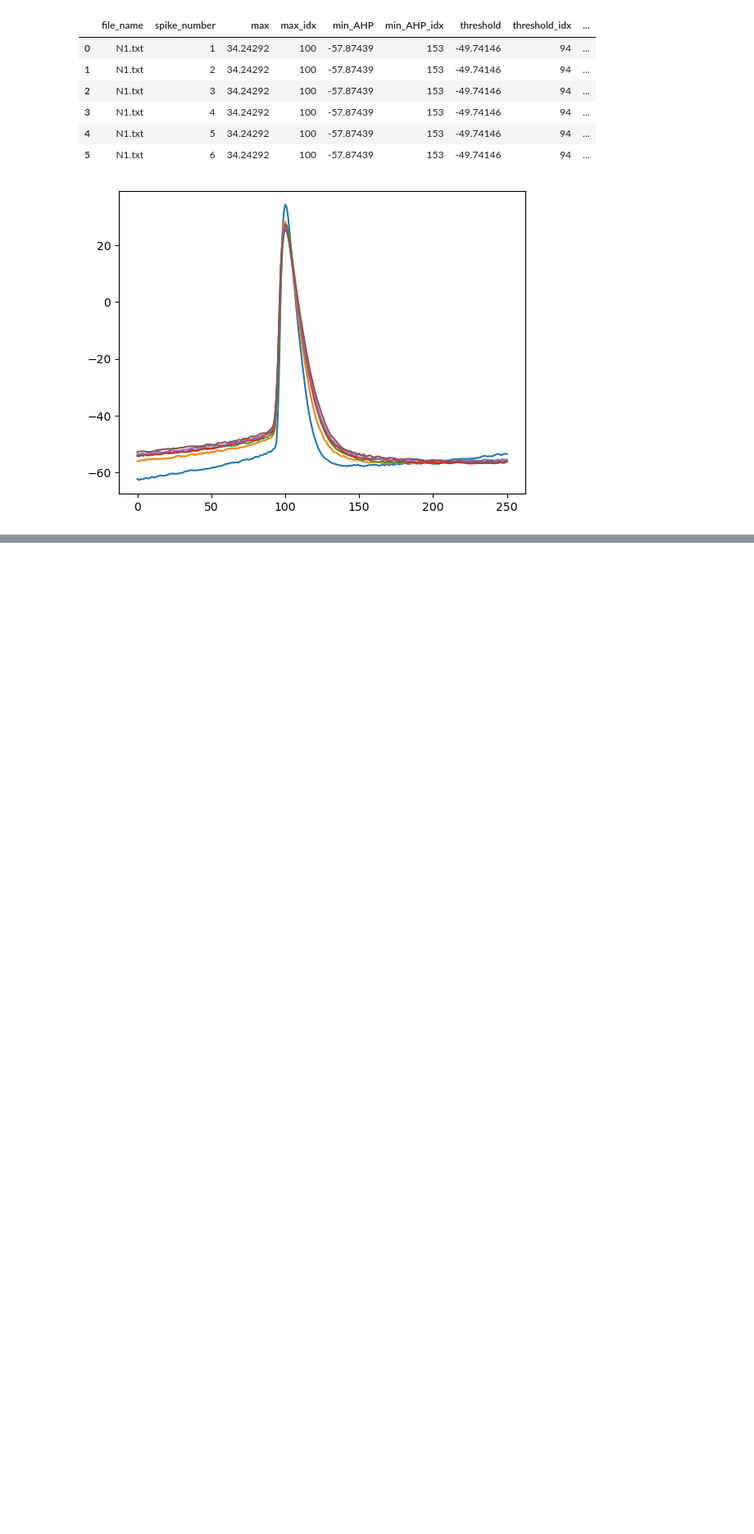
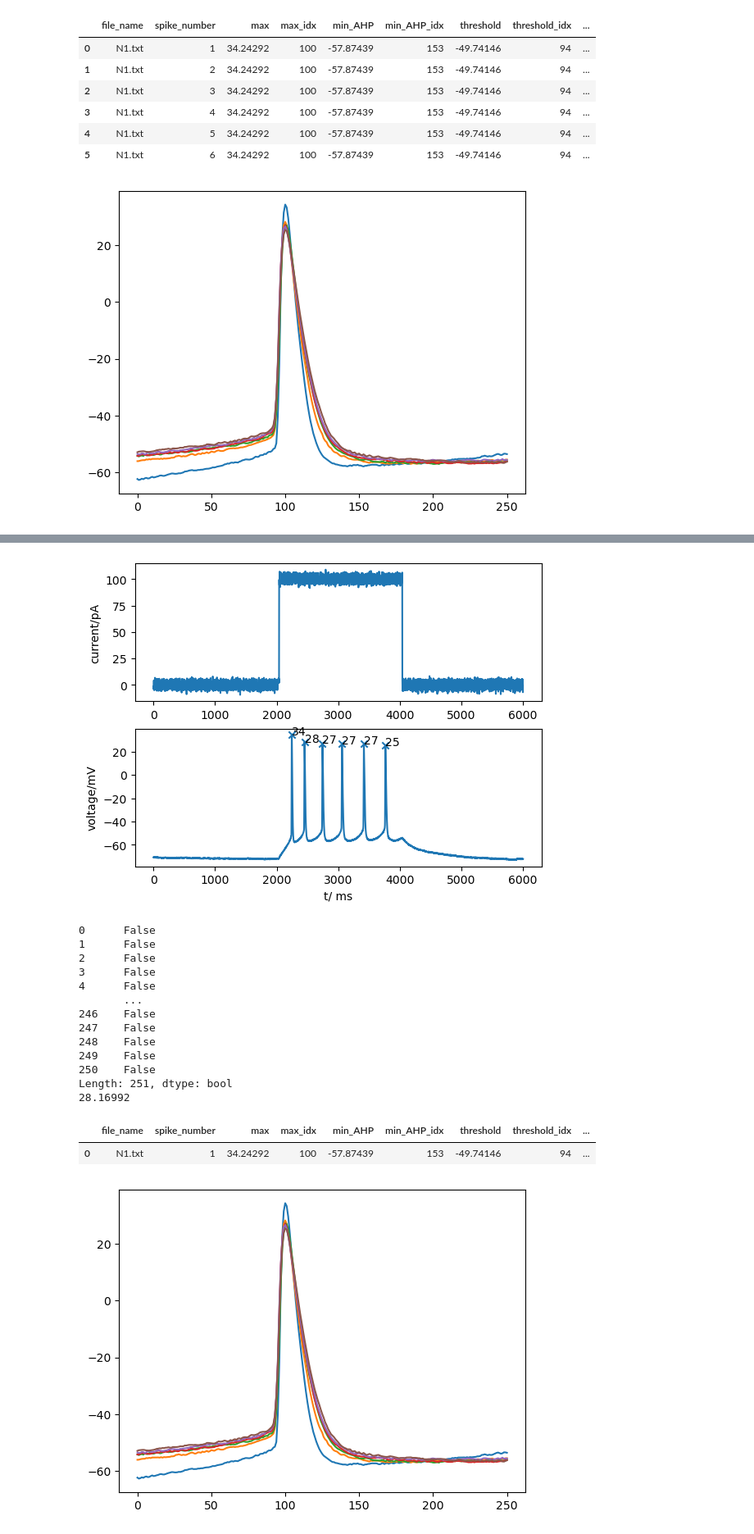
Before and after one commit to AlanYWu/Pioneer_spike-train-analysis, a Jupyter notebook: data processing_class.ipynb, the cells around one changed output, grey strips where cells are left out. Shown at 82% size. Drawn from its saved outputs; the diff is of its cells as text; code cells hidden in the pictures; blank space fills up the shorter version.

Commit message:
The spike data is processed

```diff
--- a/data processing_class.ipynb
+++ b/data processing_class.ipynb
@@ -71,9 +71,10 @@ class Data_Class:
             if self.spike_number == 0:
                 self.spike_train_extraction()
             for i in range (self.spike_number):
+                S = "S"+str(i+1)
                 spike = self.extract_single_spike_data(i)
-                S1 = Spike_Processing(spike,self.file_path,i+1)
-                feature_extracted = S1.spike_processing_main()
+                S = Spike_Processing(spike,self.file_path,i+1)
+                feature_extracted = S.spike_processing_main()
                 self.spike_features = self.spike_features.append(feature_extracted,ignore_index=True)
             return self.spike_features
         find_features_in_single_spike()
@@ -204,6 +205,8 @@ class Spike_Processing:
     features = pd.DataFrame()
 
     def __init__(self,spike_data,file_name="N1.txt",spike_number=1):
+
+
         self.spike_data = spike_data
         self.features["file_name"]=[file_name]
         self.features["spike_number"]=spike_number
@@ -329,0 +325,12 @@ spike number 6
+# %%
+N1 = Data_Class("N1.txt")
+N1.main()
+# spike1 = N1.extract_single_spike_data(0)
+spike2 = N1.extract_single_spike_data(1)
+print(spike1==spike2)
+print(spike2.max())
+# spike = np.array([x for x in range(100)])
+# spike = pd.Series(spike)
+S1 = Spike_Processing(spike2)
+S1.spike_processing_main()
+# %% [output]
@@ -329,0 +339,17 @@ spike number 6
+[figure, added]
+0      False
+1      False
+2      False
+3      False
+4      False
+       ...
+246    False
+247    False
+248    False
+249    False
+250    False
+Length: 251, dtype: bool
+28.16992
+|  | file_name | spike_number | max | max_idx | min_AHP | min_AHP_idx | threshold | threshold_idx | ... |
+| 0 | N1.txt | 1 | 34.24292 | 100 | -57.87439 | 153 | -49.74146 | 94 | ... |
+[figure, added]
```
Also changed, not shown: parts of 5 cells of this notebook, 1 other file.
